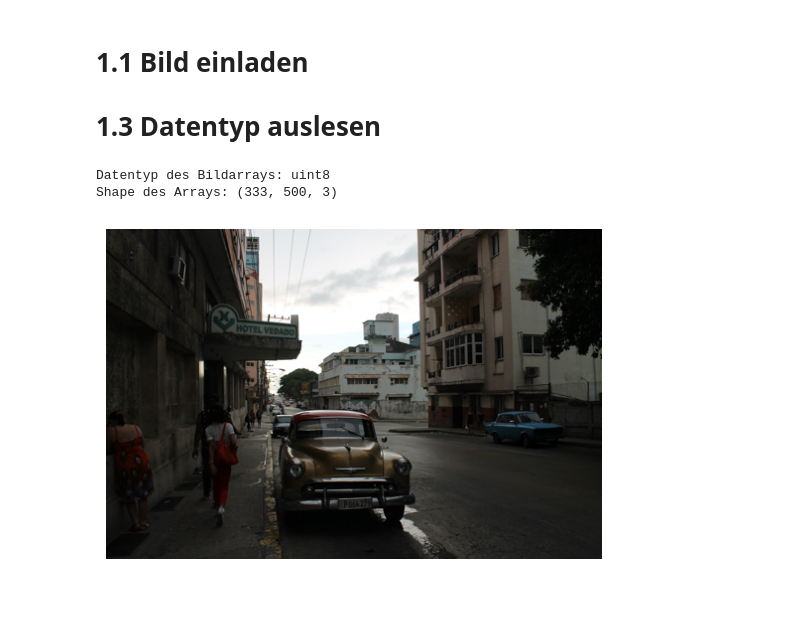
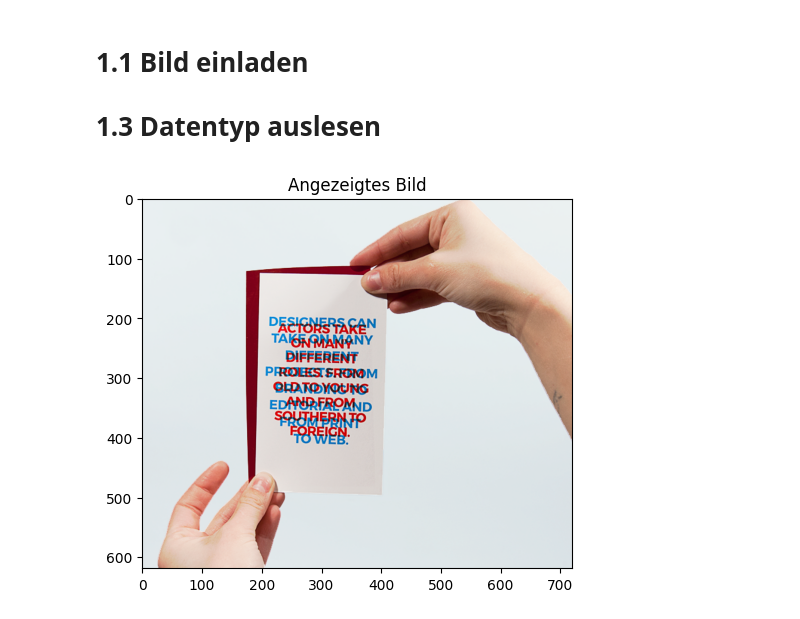
Before and after one commit to hermandi21/2d-cv, a Jupyter notebook: aufgabe1_1.ipynb, the cells around one changed output. Drawn from its saved outputs; the diff is of its cells as text; code cells hidden in the pictures.

Commit message:
erster Aufgabenteil

```diff
--- a/aufgabe1_1.ipynb
+++ b/aufgabe1_1.ipynb
@@ -1,24 +1,18 @@
 # %% [markdown]
 # 1.1 Bild einladen
 # 1.3 Datentyp auslesen
-# %%
-from skimage import io
-import matplotlib.pyplot as plt
-
-# Bild einlesen
-image = io.imread("/home/hermandi21/Mein-Schreibtisch/AIN6/2d-cv/aufgabe01/assets/bild01.jpg")  # Ersetze mit deinem Bildpfad
-
-# Datentyp ausgeben
-print("Datentyp des Bildarrays:", image.dtype)
-
-# Form des Arrays ausgeben
-print("Shape des Arrays:", image.shape)
-
-# Bild anzeigen
-plt.imshow(image)
-plt.axis("off")  # Achsen ausblenden
-plt.show()
-# %% [output]
-Datentyp des Bildarrays: uint8
-Shape des Arrays: (333, 500, 3)
-[figure, removed]
+# %%
+from skimage import io
+import matplotlib.pyplot as plt
+
+try:
+    image_to_display = io.imread("assets/hidden.png")
+    plt.imshow(image_to_display)
+    plt.title("Angezeigtes Bild")
+    plt.show()
+except FileNotFoundError:
+    print("Fehler: Die Datei 'assets/bild01.jpg' wurde nicht gefunden.")
+except Exception as e:
+    print(f"Ein Fehler ist aufgetreten: {e}")
+# %% [output]
+[figure, added]
```
Also changed, not shown: parts of 2 cells of this notebook.
